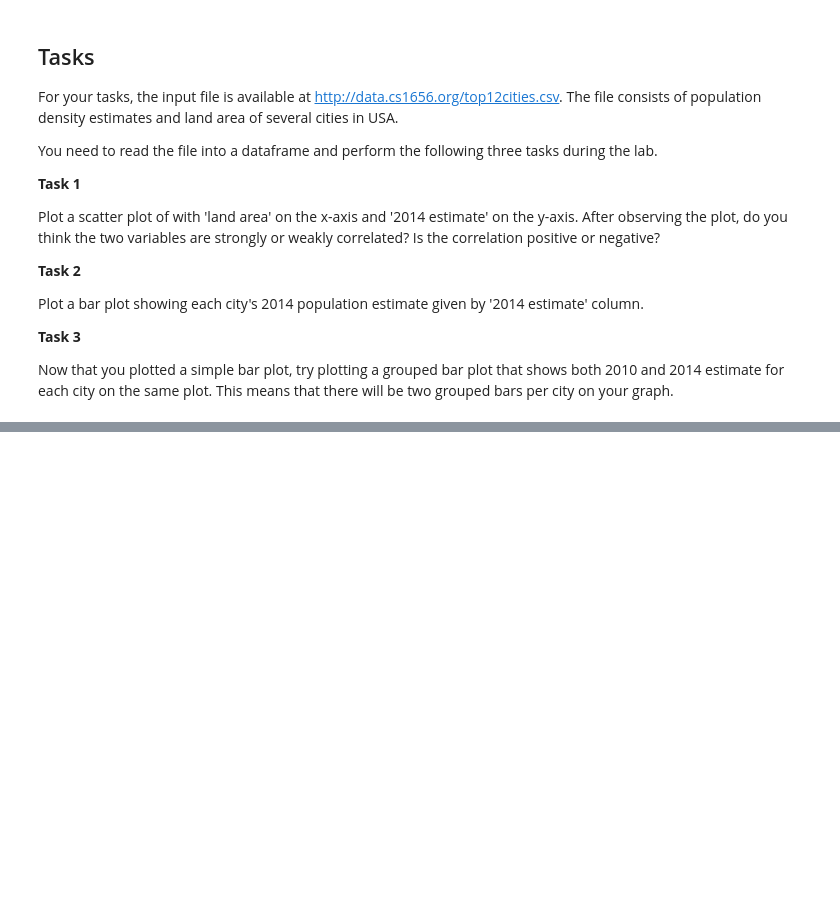
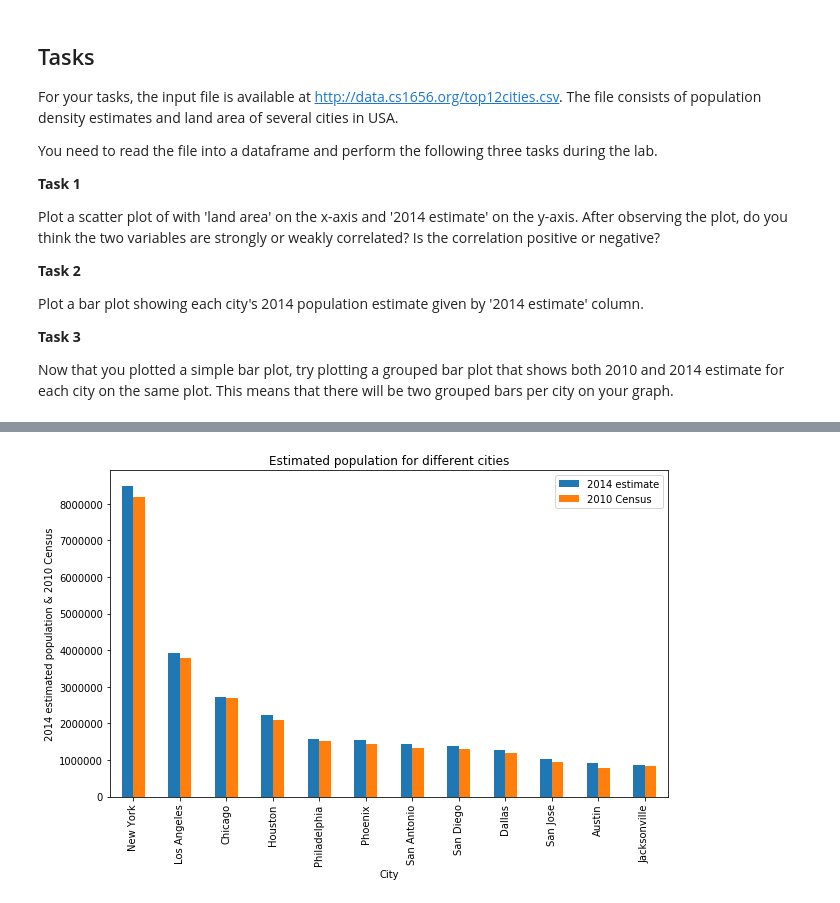
Before and after one commit to paige080298/DataScience_Introduction, a Jupyter notebook: rec02.ipynb, the cells around one changed output, grey strips where cells are left out. Cells and saved outputs as stored; diff of their text form; code cells hidden in the pictures; blank space fills up the shorter version.

```diff
--- a/rec02.ipynb
+++ b/rec02.ipynb
@@ -199,0 +303,13 @@ Now that you plotted a simple bar plot, try plotting a grouped bar plot that sho
+# %%
+# Task 3
+
+df.set_index('City')[['2014 estimate', '2010 Census']].plot(kind='bar',figsize=(10, 6))
+plt.xticks(rotation = 90)
+plt.legend(["2014 estimate", "2010 Census"]);
+plt.xlabel('City')
+plt.ylabel('2014 estimated population & 2010 Census')
+plt.title('Estimated population for different cities')
+plt.savefig("grouped_bar_graph.png")
+plt.show()
+# %% [output]
+[figure, added]
```
Also changed, not shown: parts of 14 cells of this notebook.
